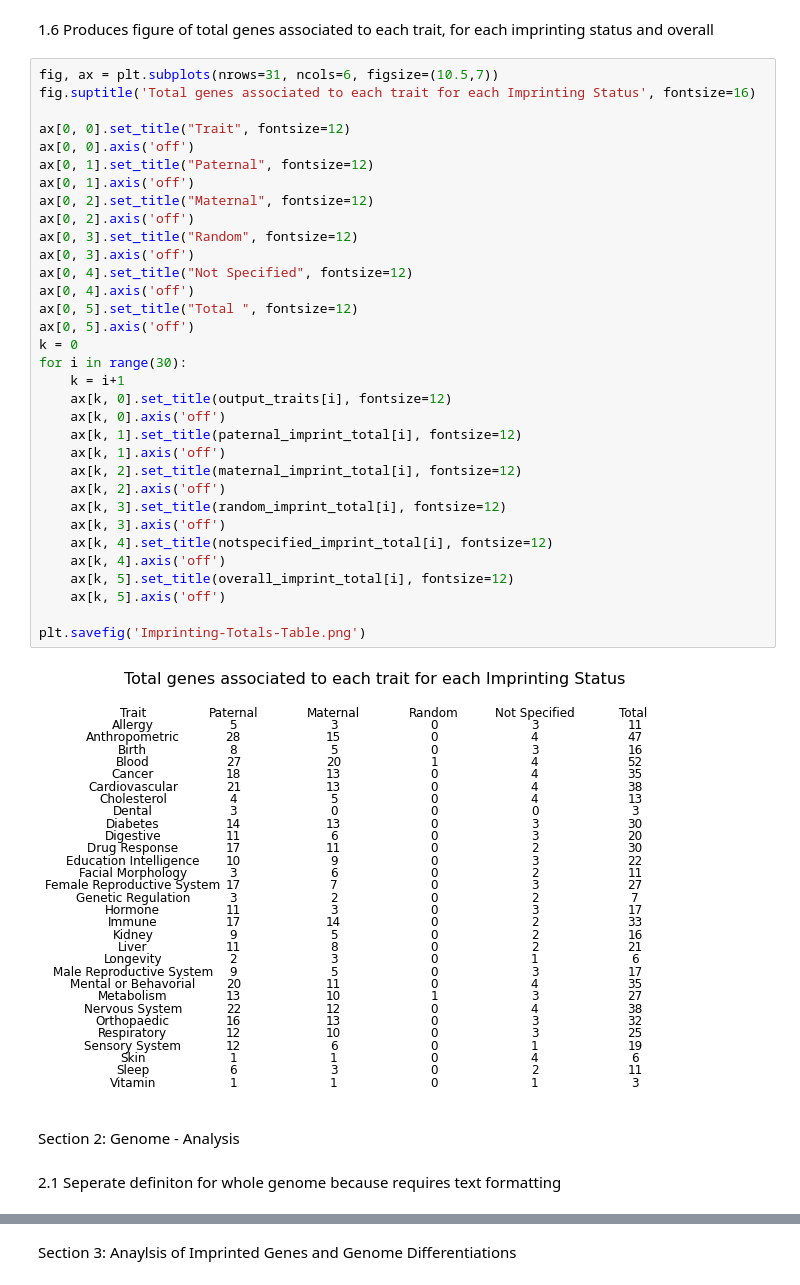
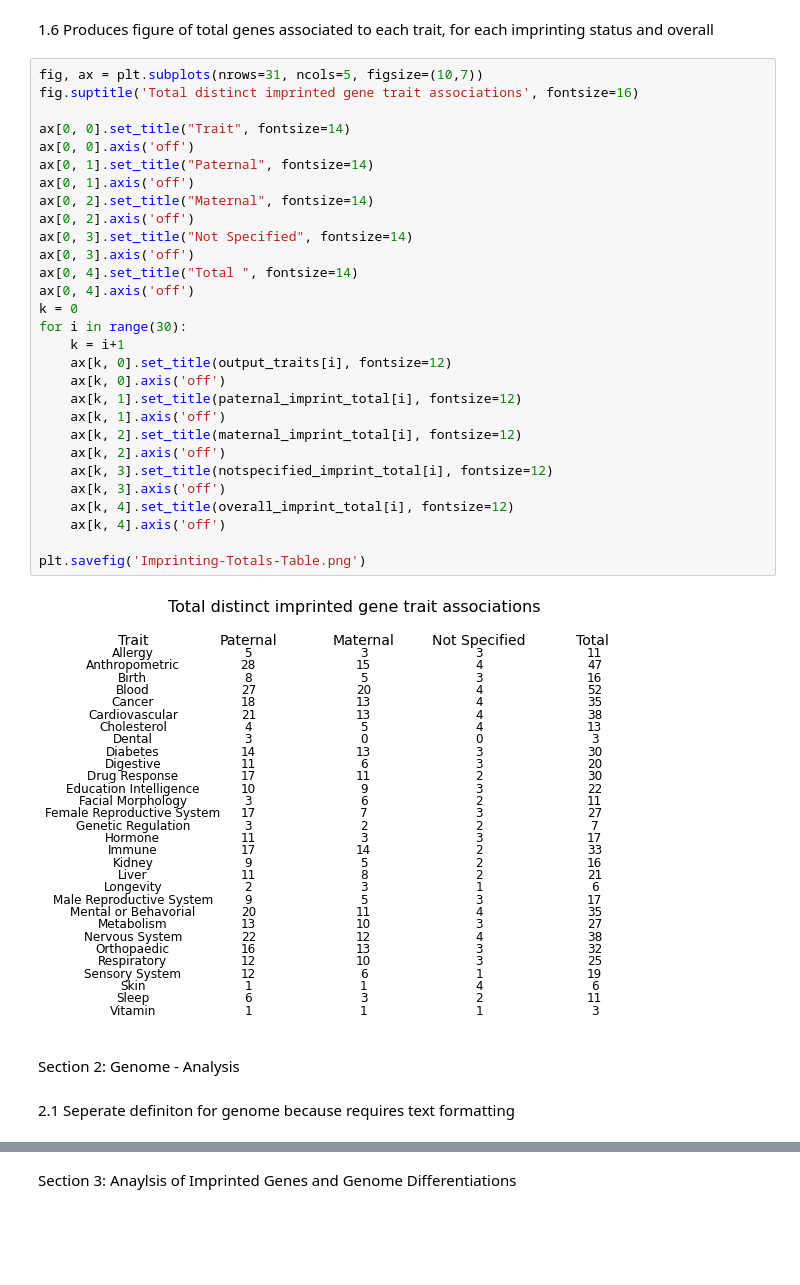
Before and after one commit to spanayotti/GD5999---Code, a Jupyter notebook: Imprinted_Gene_Analysis.ipynb, the cells around one changed output, grey strips where cells are left out. Saved outputs shown, nothing was run; the diff lists cells and outputs as text; blank space fills up the shorter version.

```diff
--- a/Imprinted_Gene_Analysis.ipynb
+++ b/Imprinted_Gene_Analysis.ipynb
@@ -894,44 +894,40 @@ for i in range(30):
 # %% [markdown]
 1.6 Produces figure of total genes associated to each trait, for each imprinting status and overall
 # %%
-fig, ax = plt.subplots(nrows=31, ncols=6, figsize=(10.5,7))
-fig.suptitle('Total genes associated to each trait for each Imprinting Status', fontsize=16)
+fig, ax = plt.subplots(nrows=31, ncols=5, figsize=(10,7))
+fig.suptitle('Total distinct imprinted gene trait associations', fontsize=16)
 
-ax[0, 0].set_title("Trait", fontsize=12)
+ax[0, 0].set_title("Trait", fontsize=14)
 ax[0, 0].axis('off')
-ax[0, 1].set_title("Paternal", fontsize=12)
+ax[0, 1].set_title("Paternal", fontsize=14)
 ax[0, 1].axis('off')
-ax[0, 2].set_title("Maternal", fontsize=12)
+ax[0, 2].set_title("Maternal", fontsize=14)
 ax[0, 2].axis('off')
-ax[0, 3].set_title("Random", fontsize=12)
+ax[0, 3].set_title("Not Specified", fontsize=14)
 ax[0, 3].axis('off')
-ax[0, 4].set_title("Not Specified", fontsize=12)
+ax[0, 4].set_title("Total ", fontsize=14)
 ax[0, 4].axis('off')
-ax[0, 5].set_title("Total ", fontsize=12)
-ax[0, 5].axis('off')
 k = 0
 for i in range(30):
     k = i+1
     ax[k, 0].set_title(output_traits[i], fontsize=12)
     ax[k, 0].axis('off')
     ax[k, 1].set_title(paternal_imprint_total[i], fontsize=12)
     ax[k, 1].axis('off')
     ax[k, 2].set_title(maternal_imprint_total[i], fontsize=12)
     ax[k, 2].axis('off')
-    ax[k, 3].set_title(random_imprint_total[i], fontsize=12)
+    ax[k, 3].set_title(notspecified_imprint_total[i], fontsize=12)
     ax[k, 3].axis('off')
-    ax[k, 4].set_title(notspecified_imprint_total[i], fontsize=12)
+    ax[k, 4].set_title(overall_imprint_total[i], fontsize=12)
     ax[k, 4].axis('off')
-    ax[k, 5].set_title(overall_imprint_total[i], fontsize=12)
-    ax[k, 5].axis('off')
 
 plt.savefig('Imprinting-Totals-Table.png')
 # %% [output]
-[figure, old version]
+[figure, new version]
 # %% [markdown]
 Section 2: Genome - Analysis
 # %% [markdown]
-2.1 Seperate definiton for whole genome because requires text formatting
+2.1 Seperate definiton for genome because requires text formatting
 # %%
 #Reusable definition to extract number of genes with each trait type
 def convertMappedGenes(cat):
```
Also changed, not shown: parts of 21 cells of this notebook.
